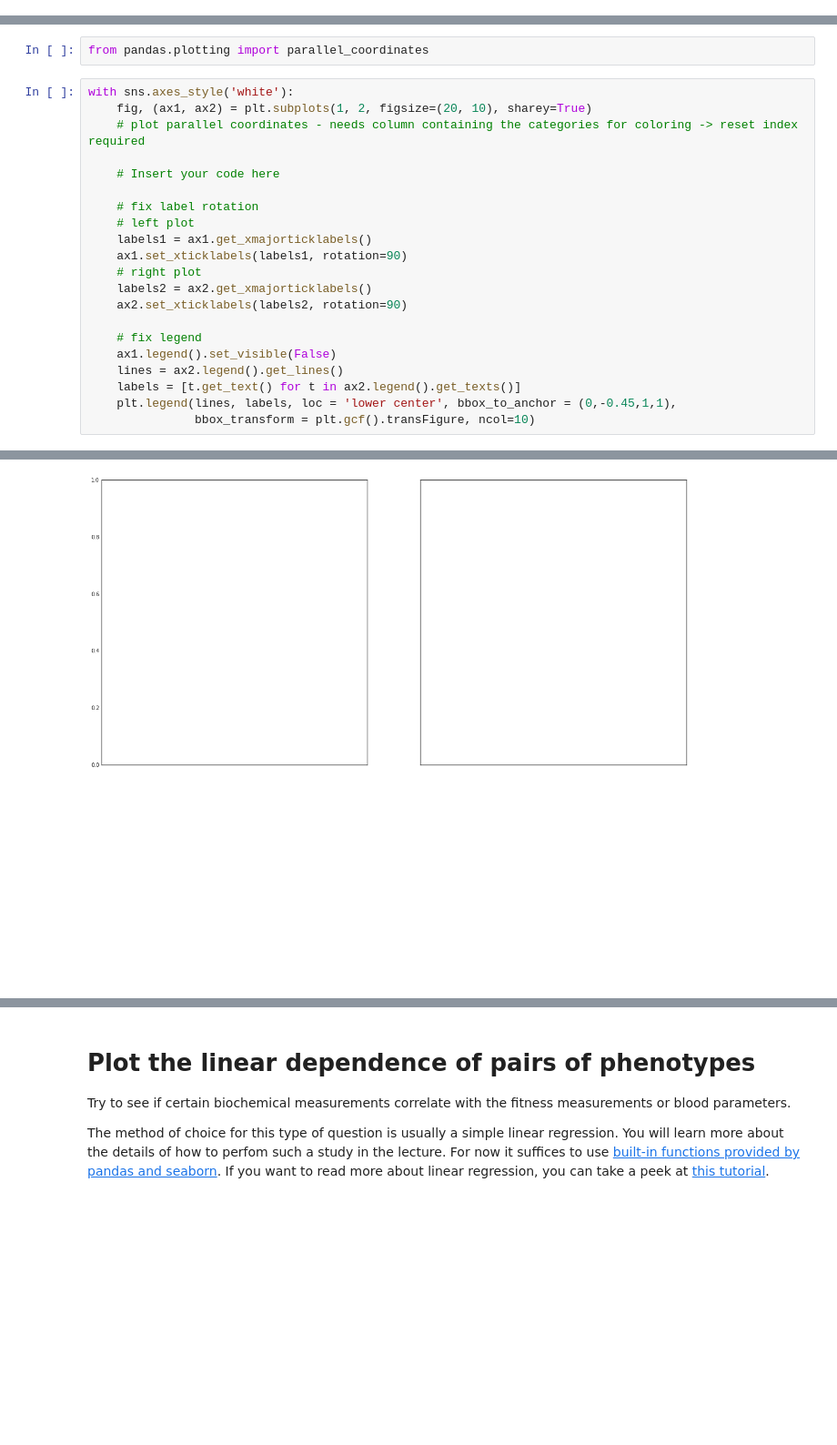
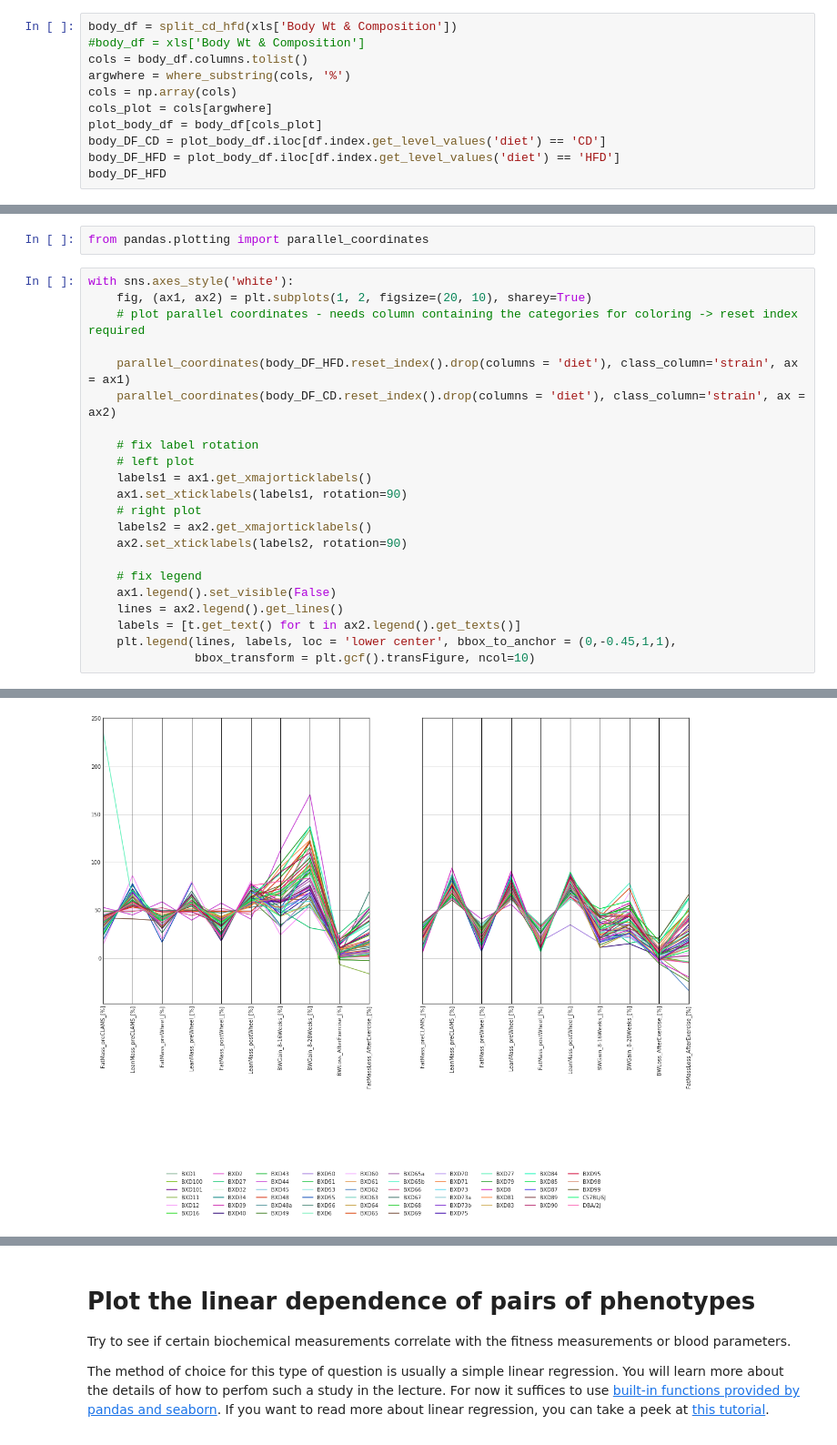
Before and after one commit to Osrip/Integrated_Bioinformatics, a Jupyter notebook: IntegratedBioinformatics/notebooks/Day2_Exploratory_Analysis.ipynb, the cells around one changed output, grey strips where cells are left out. Shown at 91% size. Cells and saved outputs as stored; diff of their text form; blank space fills up the shorter version.

```diff
--- a/IntegratedBioinformatics/notebooks/Day2_Exploratory_Analysis.ipynb
+++ b/IntegratedBioinformatics/notebooks/Day2_Exploratory_Analysis.ipynb
@@ -493,3 +489,14 @@ for en in df.columns.tolist():
 [figure]
 # %% [markdown]
 Interpretation:
+# %%
+body_df = split_cd_hfd(xls['Body Wt & Composition'])
+#body_df = xls['Body Wt & Composition']
+cols = body_df.columns.tolist()
+argwhere = where_substring(cols, '%')
+cols = np.array(cols)
+cols_plot = cols[argwhere]
+plot_body_df = body_df[cols_plot]
+body_DF_CD = plot_body_df.iloc[df.index.get_level_values('diet') == 'CD']
+body_DF_HFD = plot_body_df.iloc[df.index.get_level_values('diet') == 'HFD']
+body_DF_HFD
@@ -509,7 +535,8 @@ with sns.axes_style('white'):
     fig, (ax1, ax2) = plt.subplots(1, 2, figsize=(20, 10), sharey=True)
     # plot parallel coordinates - needs column containing the categories for coloring -> reset index required
 
-    # Insert your code here
+    parallel_coordinates(body_DF_HFD.reset_index().drop(columns = 'diet'), class_column='strain', ax = ax1)
+    parallel_coordinates(body_DF_CD.reset_index().drop(columns = 'diet'), class_column='strain', ax = ax2)
 
     # fix label rotation
     # left plot
@@ -532 +556 @@ No handles with labels found to put in legend.
-[figure, old version]
+[figure, new version]
```
Also changed, not shown: parts of 6 cells of this notebook.
